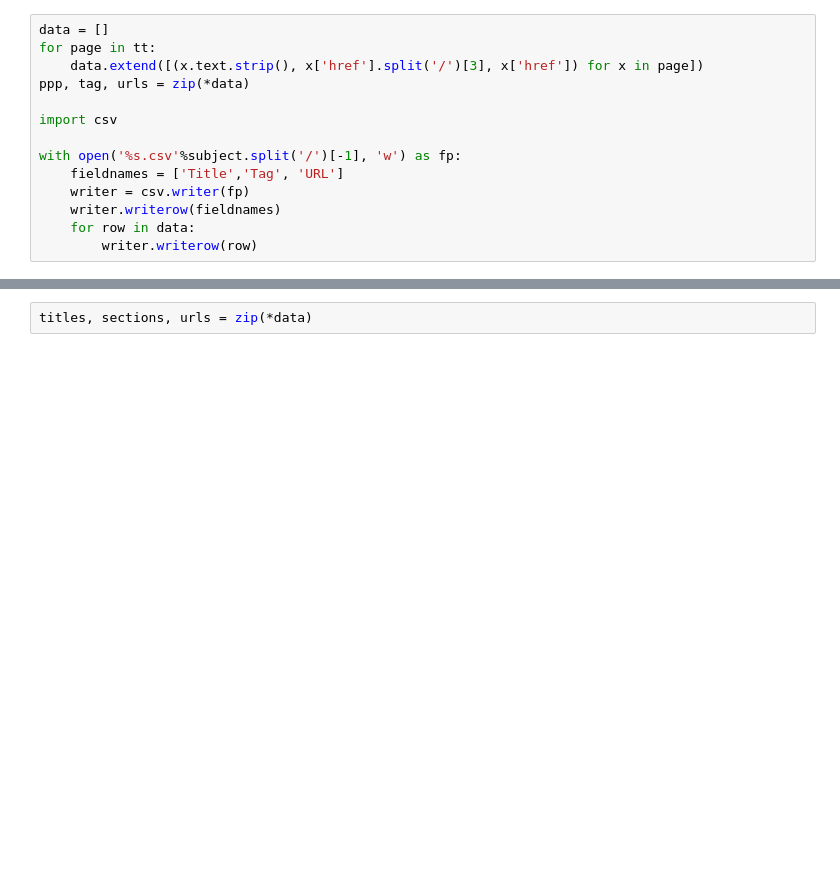
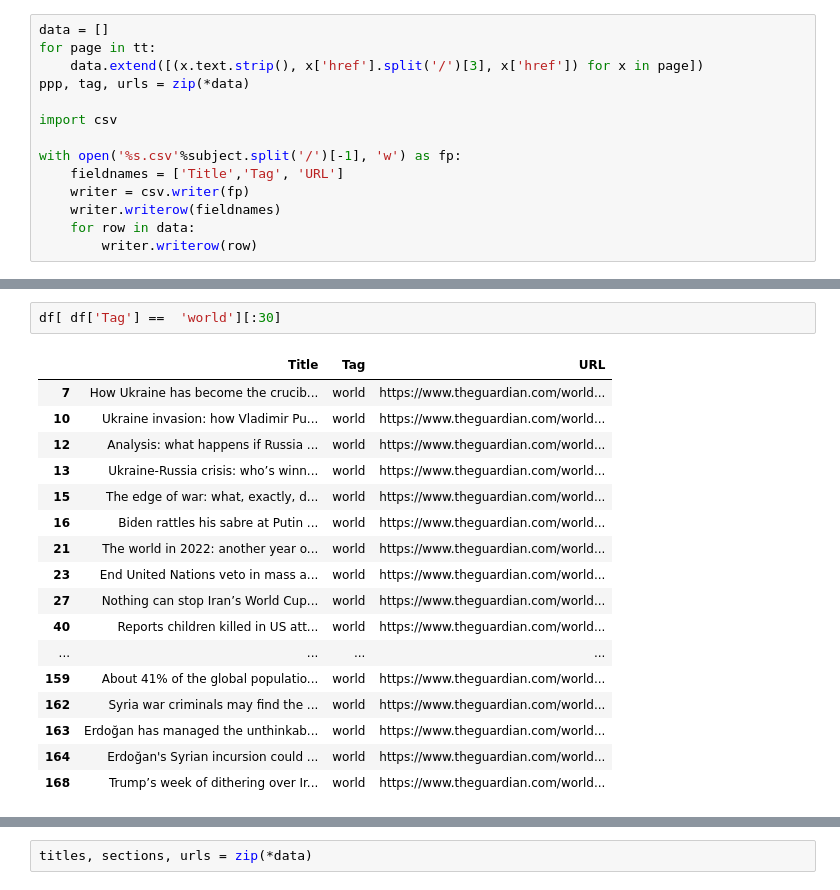
Before and after one commit to macbuse/GUARDIAN, a Jupyter notebook: goose_test_editorialis_miner.ipynb, the cells around one changed output, grey strips where cells are left out. Cells and saved outputs as stored; diff of their text form; blank space fills up the shorter version.

```diff
--- a/goose_test_editorialis_miner.ipynb
+++ b/goose_test_editorialis_miner.ipynb
@@ -293,0 +325,20 @@ with open('%s.csv'%subject.split('/')[-1], 'w') as fp:
+# %%
+df[ df['Tag'] ==  'world'][:30]
+# %% [output]
+|  | Title | Tag | URL |
+| 7 | How Ukraine has become the crucib... | world | https://www.theguardian.com/world... |
+| 10 | Ukraine invasion: how Vladimir Pu... | world | https://www.theguardian.com/world... |
+| 12 | Analysis: what happens if Russia ... | world | https://www.theguardian.com/world... |
+| 13 | Ukraine-Russia crisis: who’s winn... | world | https://www.theguardian.com/world... |
+| 15 | The edge of war: what, exactly, d... | world | https://www.theguardian.com/world... |
+| 16 | Biden rattles his sabre at Putin ... | world | https://www.theguardian.com/world... |
+| 21 | The world in 2022: another year o... | world | https://www.theguardian.com/world... |
+| 23 | End United Nations veto in mass a... | world | https://www.theguardian.com/world... |
+| 27 | Nothing can stop Iran’s World Cup... | world | https://www.theguardian.com/world... |
+| 40 | Reports children killed in US att... | world | https://www.theguardian.com/world... |
+| ... | ... | ... | ... |
+| 159 | About 41% of the global populatio... | world | https://www.theguardian.com/world... |
+| 162 | Syria war criminals may find the ... | world | https://www.theguardian.com/world... |
+| 163 | Erdoğan has managed the unthinkab... | world | https://www.theguardian.com/world... |
+| 164 | Erdoğan's Syrian incursion could ... | world | https://www.theguardian.com/world... |
+| 168 | Trump’s week of dithering over Ir... | world | https://www.theguardian.com/world... |
```
Also changed, not shown: parts of 12 cells of this notebook, 13 other files.
